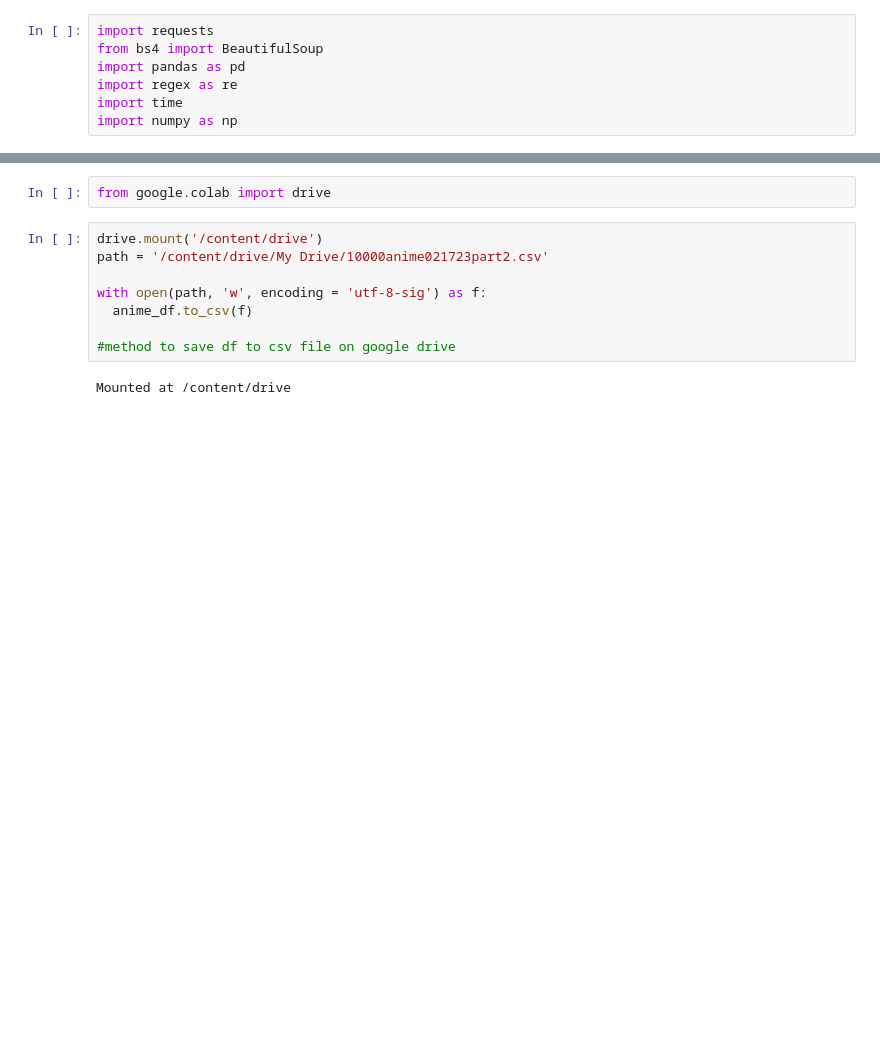
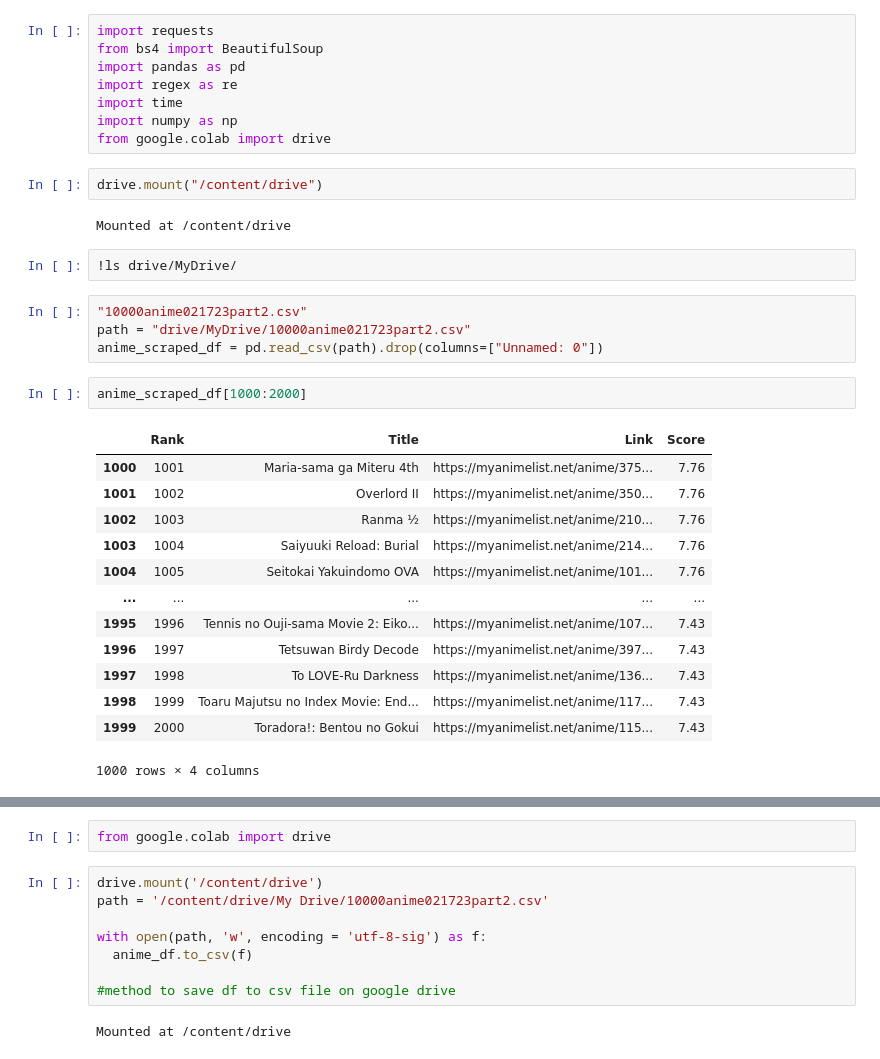
Before and after one commit to jeraldkim/DataScienceProjects, a Jupyter notebook: Scraping_Anime_from_myanimelist.ipynb, the cells around one changed output, grey strips where cells are left out. Drawn from its saved outputs; the diff is of its cells as text; blank space fills up the shorter version.

```diff
--- a/Scraping_Anime_from_myanimelist.ipynb
+++ b/Scraping_Anime_from_myanimelist.ipynb
@@ -7,5 +7,32 @@ import pandas as pd
 import regex as re
 import time
 import numpy as np
+from google.colab import drive
+# %%
+drive.mount("/content/drive")
+# %% [output]
+Mounted at /content/drive
+# %%
+!ls drive/MyDrive/
+# %%
+"10000anime021723part2.csv"
+path = "drive/MyDrive/10000anime021723part2.csv"
+anime_scraped_df = pd.read_csv(path).drop(columns=["Unnamed: 0"])
+# %%
+anime_scraped_df[1000:2000]
+# %% [output]
+|  | Rank | Title | Link | Score |
+| 1000 | 1001 | Maria-sama ga Miteru 4th | https://myanimelist.net/anime/375... | 7.76 |
+| 1001 | 1002 | Overlord II | https://myanimelist.net/anime/350... | 7.76 |
+| 1002 | 1003 | Ranma ½ | https://myanimelist.net/anime/210... | 7.76 |
+| 1003 | 1004 | Saiyuuki Reload: Burial | https://myanimelist.net/anime/214... | 7.76 |
+| 1004 | 1005 | Seitokai Yakuindomo OVA | https://myanimelist.net/anime/101... | 7.76 |
+| ... | ... | ... | ... | ... |
+| 1995 | 1996 | Tennis no Ouji-sama Movie 2: Eiko... | https://myanimelist.net/anime/107... | 7.43 |
+| 1996 | 1997 | Tetsuwan Birdy Decode | https://myanimelist.net/anime/397... | 7.43 |
+| 1997 | 1998 | To LOVE-Ru Darkness | https://myanimelist.net/anime/136... | 7.43 |
+| 1998 | 1999 | Toaru Majutsu no Index Movie: End... | https://myanimelist.net/anime/117... | 7.43 |
+| 1999 | 2000 | Toradora!: Bentou no Gokui | https://myanimelist.net/anime/115... | 7.43 |
+1000 rows × 4 columns
 # %%
 anime_list = []
```
Also changed, not shown: parts of 10 cells of this notebook.
